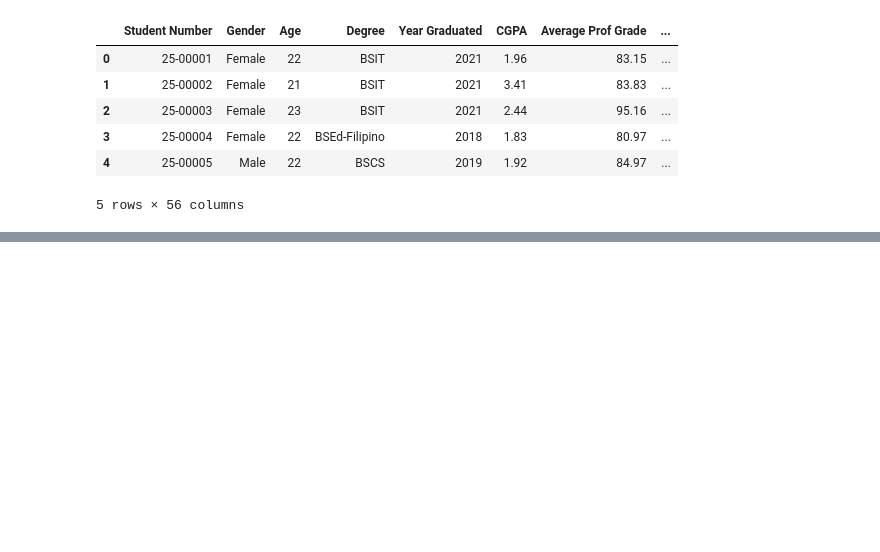
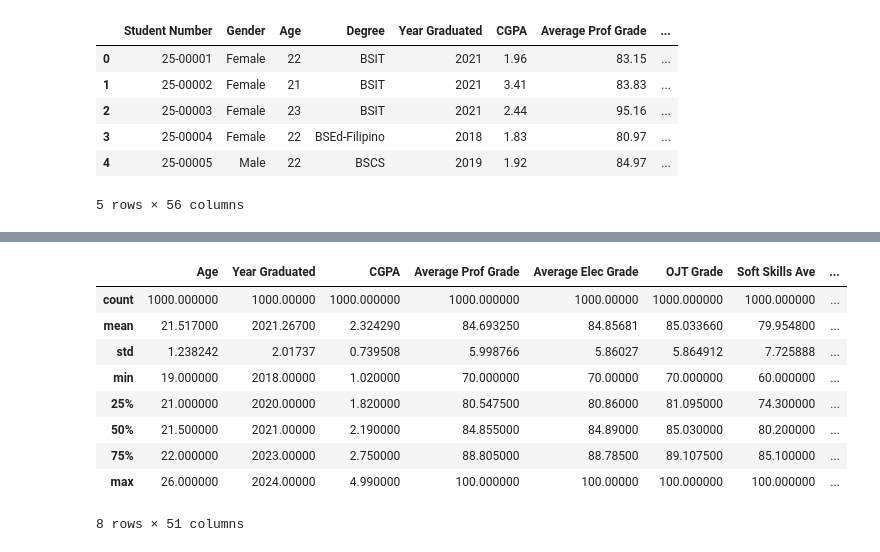
Before and after one commit to jc14-ai/Alumni-Employability, a Jupyter notebook: data/sd2.ipynb, the cells around one changed output, grey strips where cells are left out. Cells and saved outputs as stored; diff of their text form; code cells hidden in the pictures; blank space fills up the shorter version.

```diff
--- a/data/sd2.ipynb
+++ b/data/sd2.ipynb
@@ -14,0 +35,13 @@ df.head()
+# %%
+df.describe()
+# %% [output]
+|  | Age | Year Graduated | CGPA | Average Prof Grade | Average Elec Grade | OJT Grade | Soft Skills Ave | ... |
+| count | 1000.000000 | 1000.00000 | 1000.000000 | 1000.000000 | 1000.00000 | 1000.000000 | 1000.000000 | ... |
+| mean | 21.517000 | 2021.26700 | 2.324290 | 84.693250 | 84.85681 | 85.033660 | 79.954800 | ... |
+| std | 1.238242 | 2.01737 | 0.739508 | 5.998766 | 5.86027 | 5.864912 | 7.725888 | ... |
+| min | 19.000000 | 2018.00000 | 1.020000 | 70.000000 | 70.00000 | 70.000000 | 60.000000 | ... |
+| 25% | 21.000000 | 2020.00000 | 1.820000 | 80.547500 | 80.86000 | 81.095000 | 74.300000 | ... |
+| 50% | 21.500000 | 2021.00000 | 2.190000 | 84.855000 | 84.89000 | 85.030000 | 80.200000 | ... |
+| 75% | 22.000000 | 2023.00000 | 2.750000 | 88.805000 | 88.78500 | 89.107500 | 85.100000 | ... |
+| max | 26.000000 | 2024.00000 | 4.990000 | 100.000000 | 100.00000 | 100.000000 | 100.000000 | ... |
+8 rows × 51 columns
```
Also changed, not shown: parts of 14 cells of this notebook.
